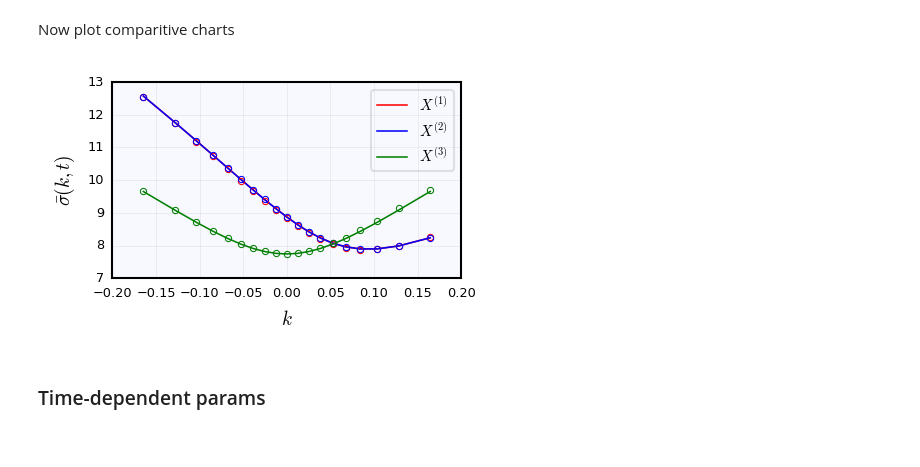
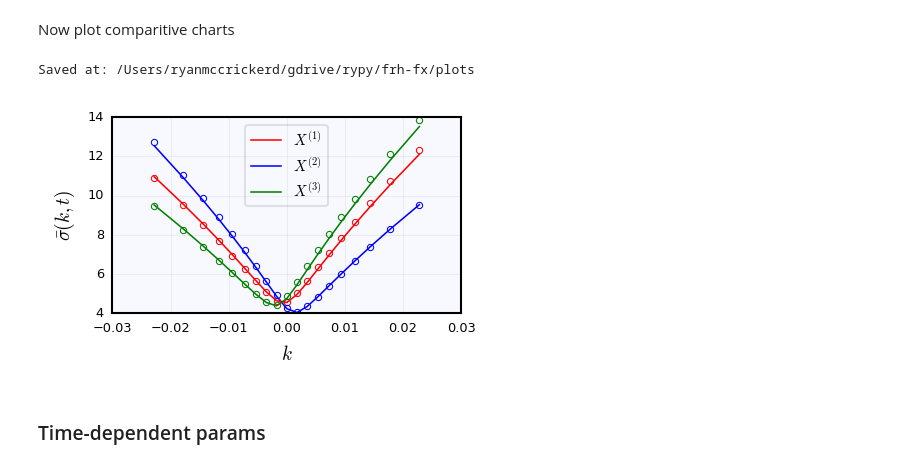
Before and after one commit to ryanmccrickerd/frh-fx, a Jupyter notebook: demo.ipynb, the cells around one changed output. Cells and saved outputs as stored; diff of their text form; code cells hidden in the pictures.

```diff
--- a/demo.ipynb
+++ b/demo.ipynb
@@ -74,9 +76,8 @@ Exported to: /Users/ryanmccrickerd/gdrive/rypy/frh-fx/data/20180520-182012
 # %% [markdown]
 Now we should check we do obtain these surfaces using a Monte Carlo simulation.
 # %%
-T = t[-1]
-m = 2**17
-n = 2**0
+T = T[0]
+m,n = 2**17,2**0
 t = np.linspace(0,T,n+1)
 Δ = T/n
 # %%
@@ -91,34 +92,35 @@ X1 = sim.nig_process(v1,ɛ1,Δ,θ1)
 X2 = sim.nig_process(v2,ɛ2,Δ,θ2)
 X3 = X1/X2
 # %%
-t = np.array([1])
-k = uts.get_logstrikes(t)
+T = np.array([T])
+k = uts.get_logstrikes(T)
 # %%
-# should tidy
-P1 = sim.prices(X1,k,t,n=n)
-P2 = sim.prices(X2,k,t,n=n)
-P3 = sim.prices(X3,k,t,n=n,N=X2)
+P1 = sim.prices(X1,k,T)
+P2 = sim.prices(X2,k,T)
+P3 = sim.prices(X3,k,T,N=X2)
 # %%
-BS1b = blk.surface(k,t,P1)
-BS2b = blk.surface(k,t,P2)
-BS3b = blk.surface(k,t,P3)
+BS1b = blk.surface(k,T,P1)
+BS2b = blk.surface(k,T,P2)
+BS3b = blk.surface(k,T,P3)
 # %% [markdown]
 Now plot comparitive charts
 # %%
 plot,axes = plt.subplots()
-axes.plot(k[0,:],100*BS1a[-1,:],'r')
-axes.plot(k[0,:],100*BS2a[-1,:],'b')
-axes.plot(k[0,:],100*BS3a[-1,:],'g')
+axes.plot(k[0,:],100*BS1a[0,:],'r')
+axes.plot(k[0,:],100*BS2a[0,:],'b')
+axes.plot(k[0,:],100*BS3a[0,:],'g')
 axes.plot(k[0,:],100*BS1b[0,:],'ro')
 axes.plot(k[0,:],100*BS2b[0,:],'bo')
 axes.plot(k[0,:],100*BS3b[0,:],'go')
 axes.legend([r'$X^{(1)}$',
              r'$X^{(2)}$',
              r'$X^{(3)}$'])
 axes.set_xlabel(r'$k$')
 axes.set_ylabel(r'$\bar{\sigma}(k,t)$');
+uts.save_plot()
 # %% [output]
+Saved at: /Users/ryanmccrickerd/gdrive/rypy/frh-fx/plots
-[figure, old version]
+[figure, new version]
 # %% [markdown]
 ### Time-dependent params
 # %% [markdown]
```
Also changed, not shown: parts of 14 cells of this notebook, 7 other files.
